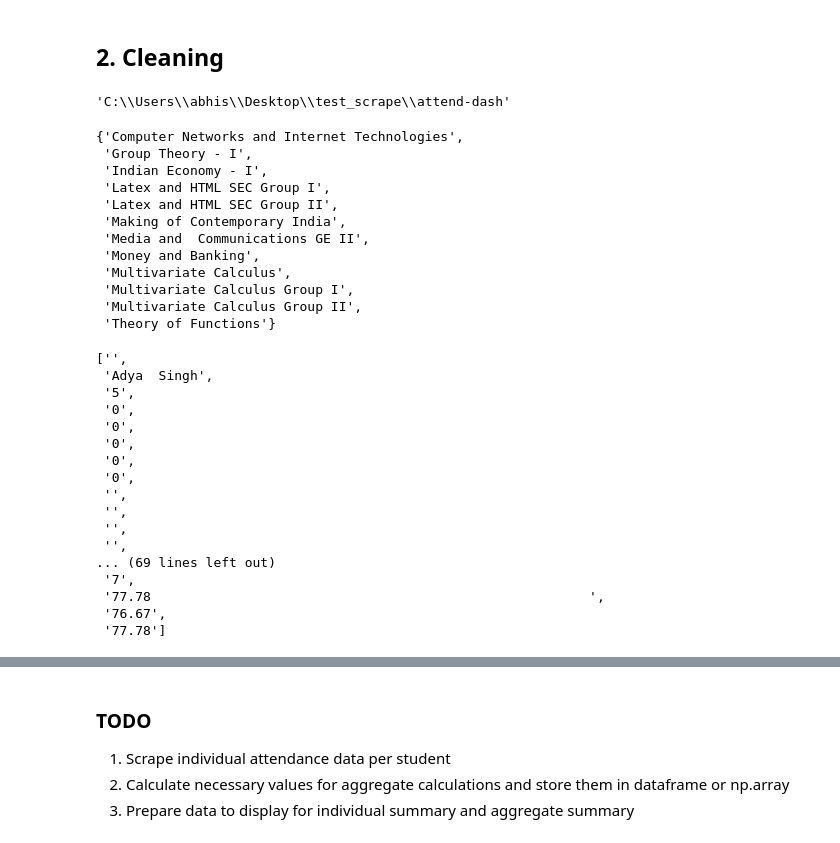
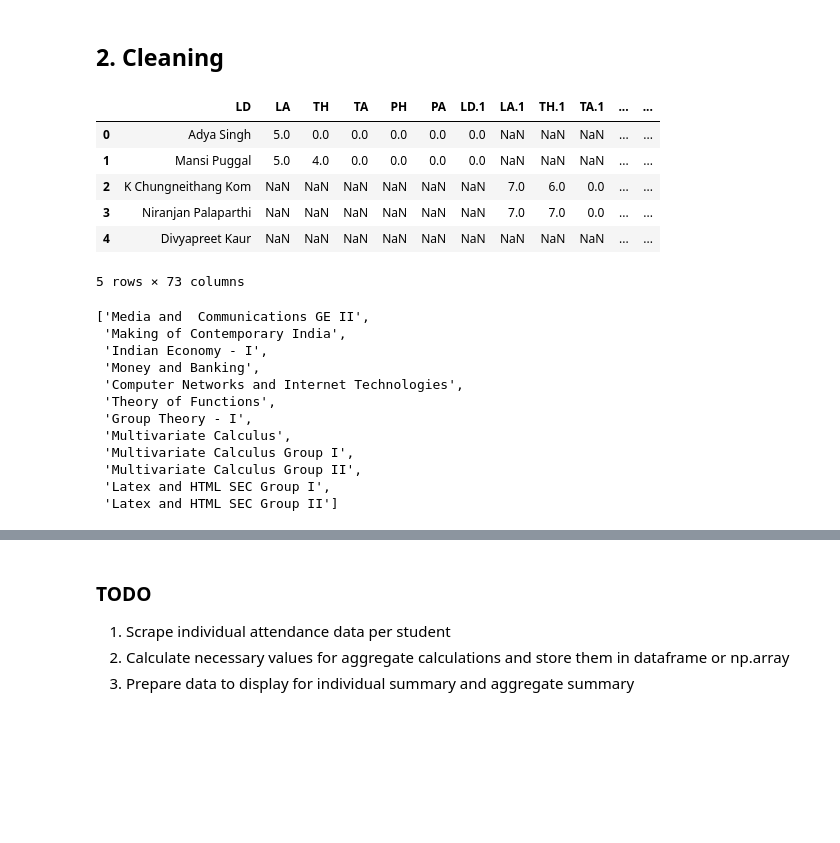
Before and after one commit to abhishekchak52/attend-dash, a Jupyter notebook: attend-dash.ipynb, the cells around one changed output, grey strips where cells are left out. Cells and saved outputs as stored; diff of their text form; code cells hidden in the pictures; blank space fills up the shorter version.

```diff
--- a/attend-dash.ipynb
+++ b/attend-dash.ipynb
@@ -27,4 +28,0 @@ from bs4 import BeautifulSoup
-# %%
-pwd
-# %% [output]
-'C:\\Users\\abhis\\Desktop\\test_scrape\\attend-dash'
@@ -35,20 +29,35 @@ soup = BeautifulSoup(f.read(),'html.parser')
+# %%
+pd_table = pd.read_html('response.html',header=1)[0]
+pd_table.drop(columns=pd_table.columns.values.tolist()[-11:], inplace=True)
+pd_table.head()
+# %% [output]
+|  | LD | LA | TH | TA | PH | PA | LD.1 | LA.1 | TH.1 | TA.1 | ... | ... |
+| 0 | Adya Singh | 5.0 | 0.0 | 0.0 | 0.0 | 0.0 | 0.0 | NaN | NaN | NaN | ... | ... |
+| 1 | Mansi Puggal | 5.0 | 4.0 | 0.0 | 0.0 | 0.0 | 0.0 | NaN | NaN | NaN | ... | ... |
+| 2 | K Chungneithang Kom | NaN | NaN | NaN | NaN | NaN | NaN | 7.0 | 6.0 | 0.0 | ... | ... |
+| 3 | Niranjan Palaparthi | NaN | NaN | NaN | NaN | NaN | NaN | 7.0 | 7.0 | 0.0 | ... | ... |
+| 4 | Divyapreet Kaur | NaN | NaN | NaN | NaN | NaN | NaN | NaN | NaN | NaN | ... | ... |
+5 rows × 73 columns
 # %%
+f = open('response.html', 'r')
+
+soup = BeautifulSoup(f.read(),'html.parser')
 def is_paper_name(colspan):
     ''' Paper names have headers which are 6 columns wide '''
     return colspan and colspan == '6'
 
-headers = {paper_name.text.strip() for paper_name  in soup.find_all(colspan = is_paper_name)}
+headers = [paper_name.text.strip() for paper_name  in soup.find_all(colspan = is_paper_name)]
 headers
 # %% [output]
-{'Computer Networks and Internet Technologies',
+['Media and  Communications GE II',
+ 'Making of Contemporary India',
+ 'Indian Economy - I',
+ 'Money and Banking',
+ 'Computer Networks and Internet Technologies',
+ 'Theory of Functions',
  'Group Theory - I',
- 'Indian Economy - I',
- 'Latex and HTML SEC Group I',
- 'Latex and HTML SEC Group II',
- 'Making of Contemporary India',
- 'Media and  Communications GE II',
- 'Money and Banking',
  'Multivariate Calculus',
  'Multivariate Calculus Group I',
  'Multivariate Calculus Group II',
- 'Theory of Functions'}
+ 'Latex and HTML SEC Group I',
+ 'Latex and HTML SEC Group II']
@@ -60,20 +63,0 @@ attendance = data[0].get_text().splitlines()
-# %%
-attendance
-# %% [output]
-['',
- 'Adya  Singh',
- '5',
- '0',
- '0',
- '0',
- '0',
- '0',
- '',
- '',
- '',
- '',
-... (69 lines left out)
- '7',
- '77.78                                                        ',
- '76.67',
- '77.78']
```
Also changed, not shown: parts of 21 cells of this notebook, 2 other files.
